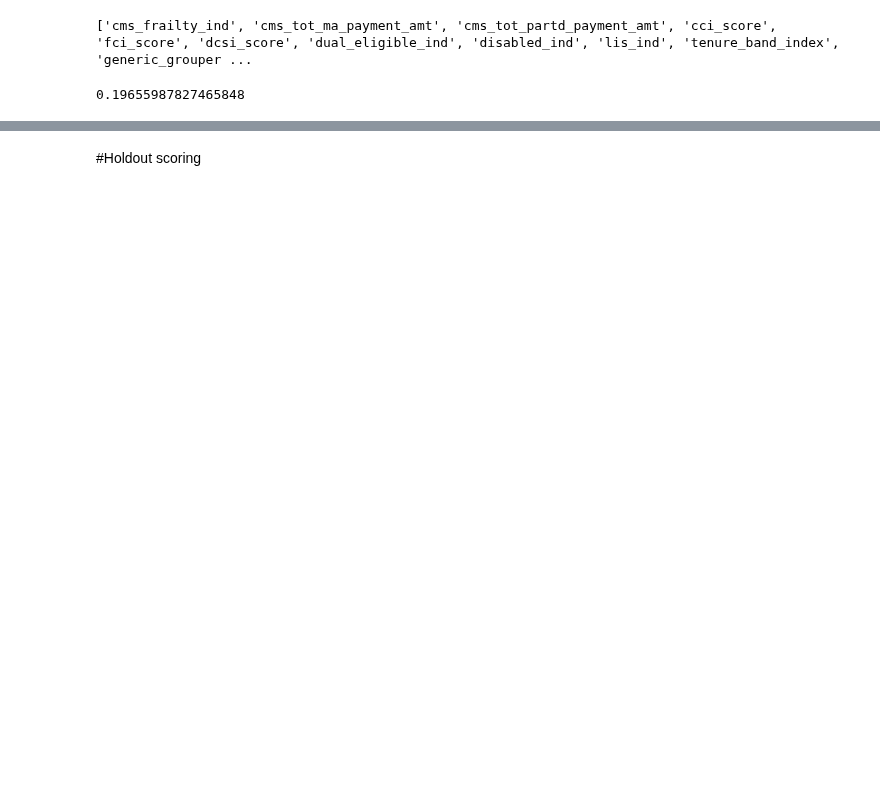
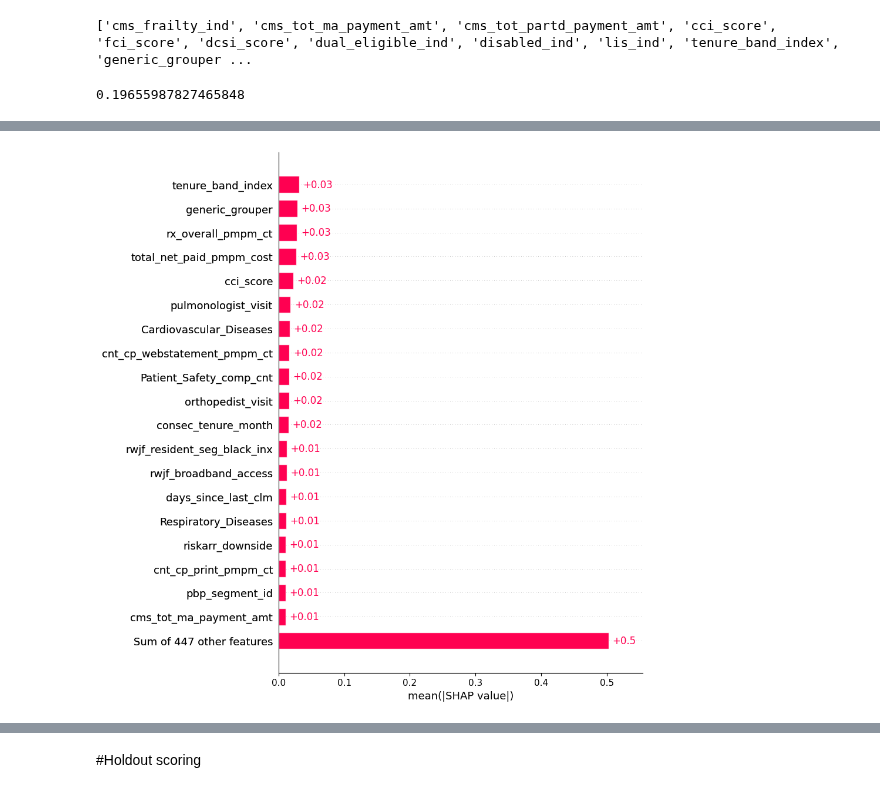
Before and after one commit to KavyaNair01/Machine_Learning, a Jupyter notebook: Copy_of_humana_model_new_kavya.ipynb, the cells around one changed output, grey strips where cells are left out. Drawn from its saved outputs; the diff is of its cells as text; code cells hidden in the pictures; blank space fills up the shorter version.

```diff
--- a/Copy_of_humana_model_new_kavya.ipynb
+++ b/Copy_of_humana_model_new_kavya.ipynb
@@ -440,0 +477,4 @@ shap.plots.beeswarm(shap_values_adult,max_display=50)
+# %%
+shap.plots.bar(shap_values_adult,max_display=20)
+# %% [output]
+[figure, added]
```
Also changed, not shown: parts of 114 cells of this notebook.
